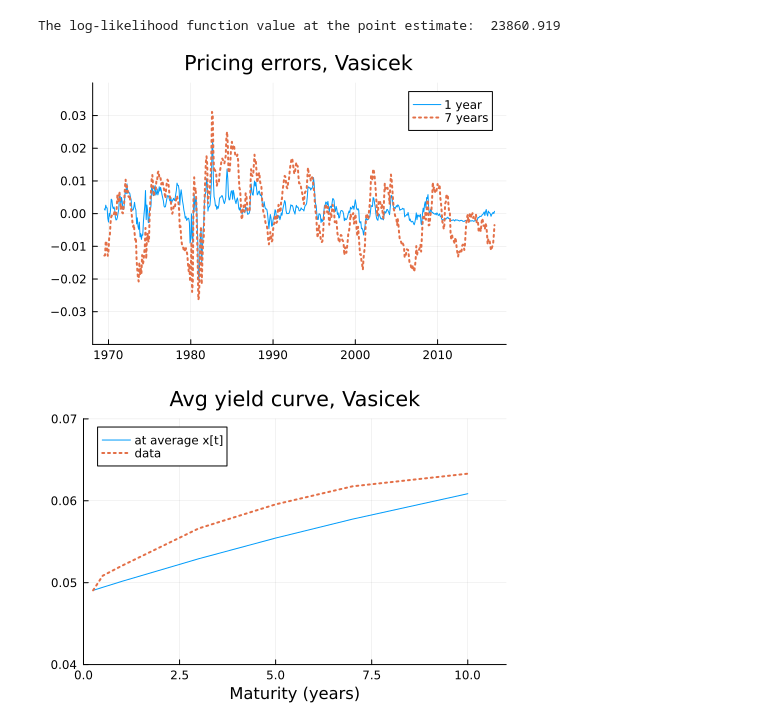
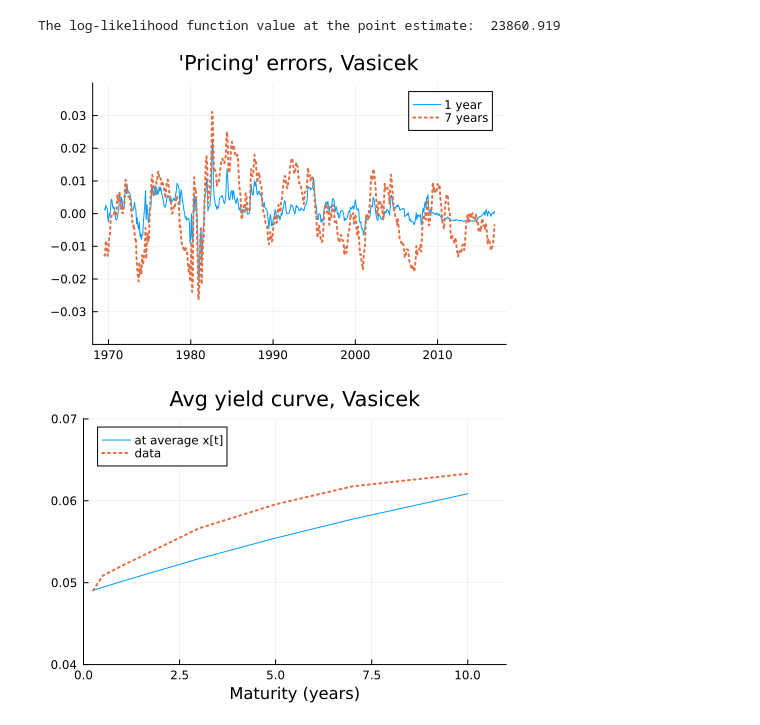
Before and after one commit to PaulSoderlind/EmpiricalFinancePhD, a Jupyter notebook: YieldCurveModel.ipynb, the cells around one changed output. Saved outputs shown, nothing was run; the diff lists cells and outputs as text; code cells hidden in the pictures.

```diff
--- a/YieldCurveModel.ipynb
+++ b/YieldCurveModel.ipynb
@@ -23,9 +22,8 @@ disc2eff (generic function with 1 method)
 # %%
 x   = readdlm("Data/USCMRatesPs.csv",',',skipstart=1)
 y   = convert.(Float64,x[:,3:end])         #interest rates, 3m to 10y, skip FFR
-ymd = x[:,1]                               #strings, "2012-03-01"
 
-dN = Date.(ymd,"yyyy-mm-dd")               #Julia dates
+dN = Date.(x[:,1],"yyyy-mm-dd")            #x[:,1] is like"2012-03-01" to Julia dates
 
 y[:,1] = disc2eff(y[:,1],0.25)
 y[:,2] = disc2eff(y[:,2],0.5)
@@ -68,24 +61,24 @@ function VasicekABFn(lambda,mu,rho,sigma,nMo,nMu,yo)
   nMax = maximum([nMo;nMu])    #longest maturity to calculate (a,b) for
   Nvec = 1:nMax
 
-  (A,B) = [fill(NaN,(1,nMax)) for i=1:2]        #recursive solution of AR(1) model
-  B[1] = 1
+  (A,B) = [fill(NaN,1,nMax) for i=1:2]       #1 x nMax, to be easier to be easy
+  B[1] = 1                                   #to generalise to K x nMax
   A[1] = -(lambda+0)^2*sigma^2/2
-  for n = 2:nMax
+  for n = 2:nMax                             #recursive solution of AR(1) model
     B[n] = 1 + B[n-1]*rho
     A[n] = A[n-1] + B[n-1]*(1-rho)*mu - (lambda+B[n-1])^2*sigma^2/2
   end
 
-  a  = A./Nvec'                          #1xnMax, to be easier to
-  b  = B./Nvec'                          #generalise to KxnMax
+  a  = A./Nvec'
+  b  = B./Nvec'
 
-  ao = a[:,nMo][]                        #for "observed" maturity
-  bo = b[:,nMo][]                        #[] to make sure it is a scalar
+  ao = only(a[:,nMo])                    #for "observed" maturity
+  bo = only(b[:,nMo])                    #only() to make sure it is a scalar
 
   xt    = (yo.-ao)/bo                    #value of state variable x(t)
-  au    = a[:,nMu]
+  au    = a[:,nMu]                       #"unobserved" maturities
   bu    = b[:,nMu]
-  yuHat = au .+ xt*bu                   #Txn, fitted values of yu
+  yuHat = au .+ xt*bu                    #Txn, fitted values of yu
 
   return ao,bo,xt,au,bu,yuHat
 
@@ -251,18 +244,18 @@ yuHatAvg = [mean(yo) yuHatAvg];             #also yo
 # %% [output]
 The log-likelihood function value at the point estimate:  23860.919
 # %%
-yy = y[:,[3,6]] - yhatTsCs[:,[3,6]]
+ε = y - yhatTsCs       #actual minus fitted interest rates
 
-p1 = plot( dN,12*yy,
+p1 = plot( dN,12*ε[:,[3,6]],
            linestyle = [:solid :dot],
            linewidth = [1 2],
            label = ["1 year" "7 years"],
            ylims = (-0.04,0.04),
            xticks = (xTicksLoc,xTicksLab),
-           title = "Pricing errors, Vasicek" )
+           title = "'Pricing' errors, Vasicek" )
 display(p1)
 # %% [output]
-[figure, old version]
+[figure, new version]
 # %%
 p1 = plot( vec(m),[vec(yuHatAvg) vec(mean(y,dims=1))]*12,
            linestyle = [:solid :dot],
```
Also changed, not shown: parts of 3 cells of this notebook.
